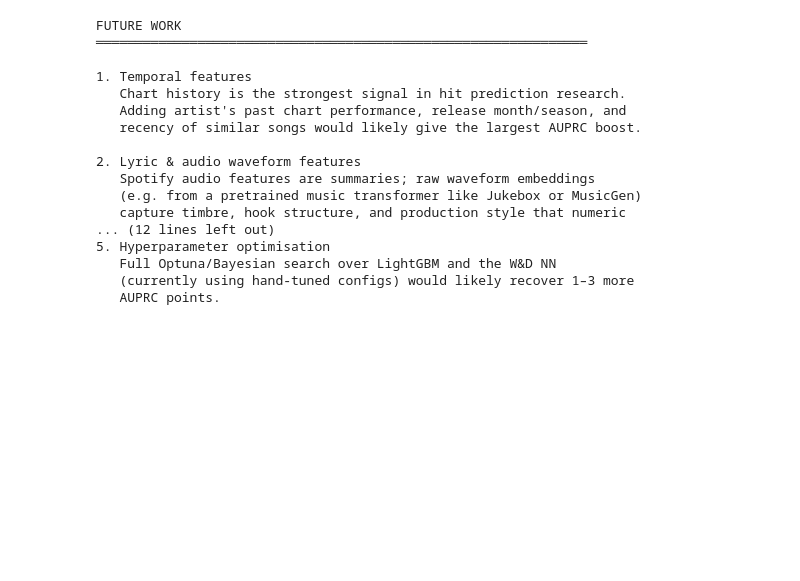
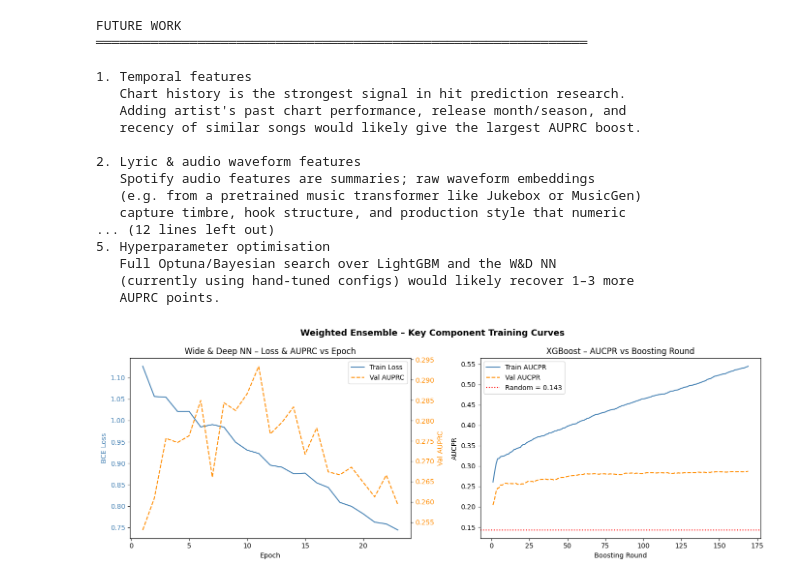
Before and after one commit to listeven06/msd-hit-prediction, a Jupyter notebook: final_hit_prediction 2.ipynb, the cells around one changed output. Drawn from its saved outputs; the diff is of its cells as text; code cells hidden in the pictures; blank space fills up the shorter version.

Commit message:
updated plots

```diff
--- a/final_hit_prediction 2.ipynb
+++ b/final_hit_prediction 2.ipynb
@@ -1974,3 +1974,103 @@ FUTURE WORK
    Full Optuna/Bayesian search over LightGBM and the W&D NN
    (currently using hand-tuned configs) would likely recover 1–3 more
    AUPRC points.
+# %%
+#raining curves for the key components of the Weighted Ensemble
+fig, axes = plt.subplots(1, 2, figsize=(14, 5))
+
+#W&D Neural Network
+epochs_ran = range(1, len(train_losses) + 1)
+axes[0].plot(epochs_ran, train_losses, label="Train Loss", color="steelblue")
+ax0b = axes[0].twinx()
+ax0b.plot(epochs_ran, val_auprcs, label="Val AUPRC", color="darkorange", linestyle="--")
+ax0b.set_ylabel("Val AUPRC", color="darkorange")
+ax0b.tick_params(axis='y', labelcolor="darkorange")
+axes[0].set_xlabel("Epoch")
+axes[0].set_ylabel("BCE Loss", color="steelblue")
+axes[0].tick_params(axis='y', labelcolor="steelblue")
+axes[0].set_title("Wide & Deep NN – Loss & AUPRC vs Epoch")
+lines1, labels1 = axes[0].get_legend_handles_labels()
+lines2, labels2 = ax0b.get_legend_handles_labels()
+axes[0].legend(lines1 + lines2, labels1 + labels2, loc="upper right")
+
+#XGBoost – AUCPR vs boosting round
+import time
+
+evals_result_xgb = {}
+
+xgb_timed = XGBClassifier(
+    n_estimators          = xgb_model.best_iteration + 1,
+    learning_rate         = 0.05,
+    max_depth             = 5,
+    subsample             = 0.8,
+    colsample_bytree      = 0.8,
+    min_child_weight      = 3,
+    scale_pos_weight      = spw,
+    eval_metric           = "aucpr",
+    use_label_encoder     = False,
+    random_state          = 426,
+    verbosity             = 0,
+)
+
+xgb_timed.fit(
+    X_train_s, y_train,
+    eval_set = [(X_train_s, y_train), (X_val_s, y_val)],
+    verbose  = False,
+)
+
+evals_result_xgb = xgb_timed.evals_result_
+train_aucpr = evals_result_xgb["validation_0"]["aucpr"]
+val_aucpr   = evals_result_xgb["validation_1"]["aucpr"]
+rounds      = range(1, len(train_aucpr) + 1)
+
+axes[1].plot(rounds, train_aucpr, label="Train AUCPR", color="steelblue")
+axes[1].plot(rounds, val_aucpr,   label="Val AUCPR",   color="darkorange", linestyle="--")
+axes[1].axhline(y_test.mean(), color="red", linestyle=":", label=f"Random = {y_test.mean():.3f}")
+axes[1].set_xlabel("Boosting Round")
+axes[1].set_ylabel("AUCPR")
+axes[1].set_title("XGBoost – AUCPR vs Boosting Round")
+axes[1].legend()
+
+plt.suptitle("Weighted Ensemble – Key Component Training Curves", fontsize=13, fontweight="bold")
+plt.tight_layout()
+plt.show()
+
+# Timing
+nn_model.train()
+times = []
+loader_tmp = DataLoader(TensorDataset(Xt_tr, Xg_tr, yt_tr), batch_size=512, shuffle=True)
+pw_t   = torch.tensor([(y_train==0).sum()/(y_train==1).sum()], dtype=torch.float32).to(device)
+crit_t = nn.BCEWithLogitsLoss(pos_weight=pw_t)
+opt_t  = torch.optim.AdamW(nn_model.parameters(), lr=1e-3)
+
+for _ in range(5):
+    t0 = time.time()
+    for xb, gb, yb in loader_tmp:
+        xb, gb, yb = xb.to(device), gb.to(device), yb.to(device)
+        opt_t.zero_grad()
+        loss_t = crit_t(nn_model(xb, gb).squeeze(), yb)
+        loss_t.backward()
+        opt_t.step()
+    times.append(time.time() - t0)
+
+t0 = time.time()
+xgb_single = XGBClassifier(n_estimators=1, verbosity=0, random_state=426)
+xgb_single.fit(X_train_s, y_train)
+xgb_round_time = time.time() - t0
+
+print("=" * 50)
+print("  TRAINING TIME SUMMARY")
+print("=" * 50)
+print(f"W&D NN  – avg time per epoch : {np.mean(times):.2f}s  ± {np.std(times):.2f}s")
+print(f"W&D NN  – total epochs ran   : {len(train_losses)}")
+print(f"W&D NN  – total train time   : {np.mean(times)*len(train_losses):.1f}s")
+print(f"XGBoost – total rounds       : {xgb_model.best_iteration + 1}")
+print(f"XGBoost – time per round     : {xgb_round_time:.3f}s")
+print(f"XGBoost – est. total time    : {xgb_round_time * (xgb_model.best_iteration+1):.1f}s")
+print(f"Device                       : {device}")
+print("=" * 50)
+print("\nNote: Weighted Ensemble has no epoch-based training.")
+print("It combines frozen predictions from all component models")
+print("via val-set grid search (< 1 second).")
+# %% [output]
+[figure, added]
```
Also changed, not shown: parts of 1 cell of this notebook.
